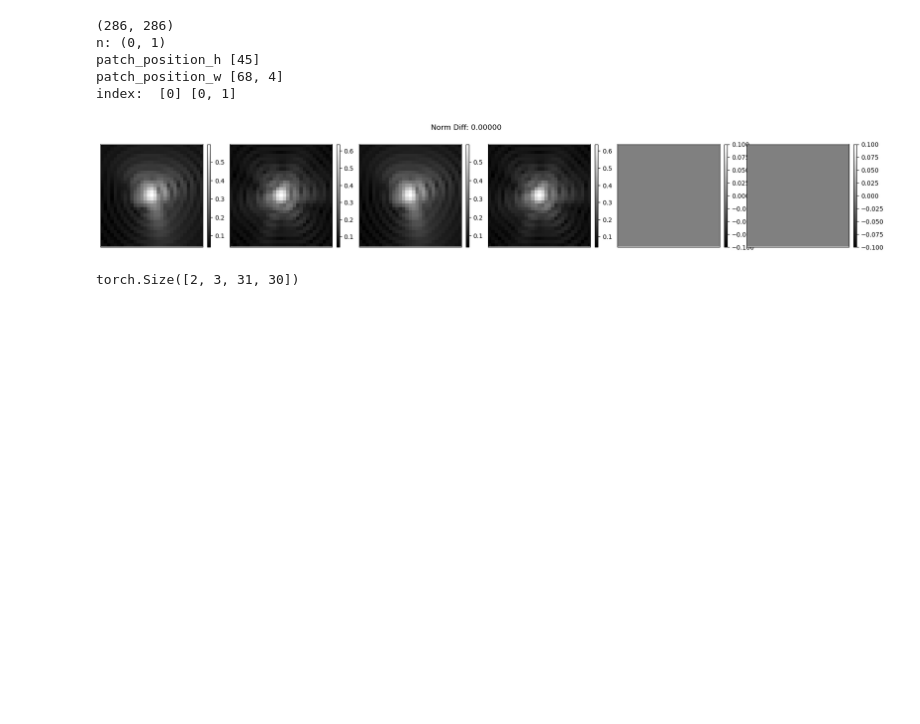
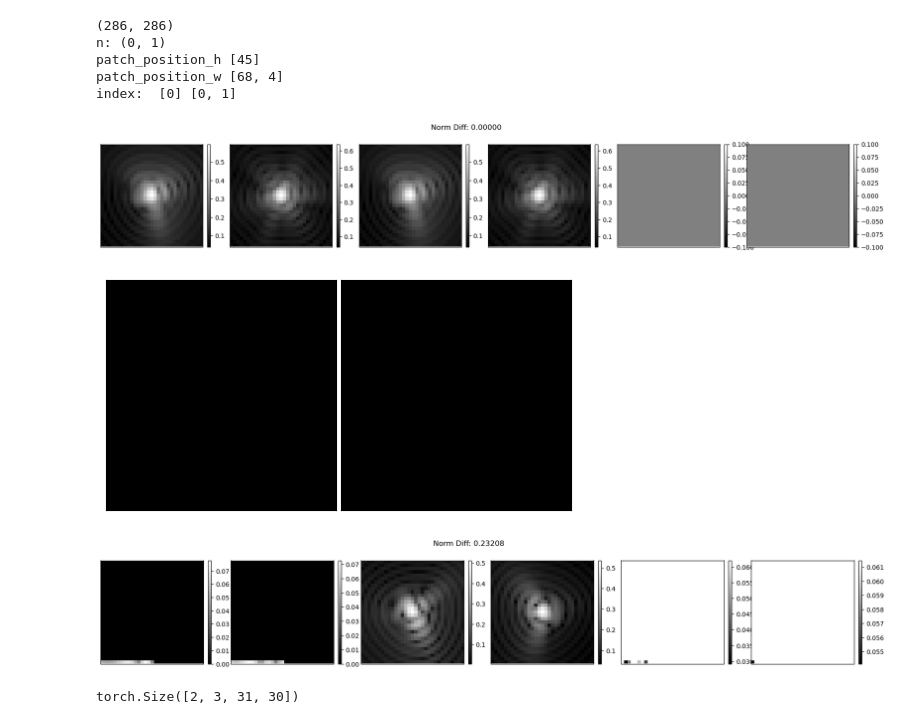
Before and after one commit to samuro95/BregmanOptim, a Jupyter notebook: deepinv/physics/functional/test_product_convolution.ipynb, the cells around one changed output. Cells and saved outputs as stored; diff of their text form; code cells hidden in the pictures; blank space fills up the shorter version.

```diff
--- a/deepinv/physics/functional/test_product_convolution.ipynb
+++ b/deepinv/physics/functional/test_product_convolution.ipynb
@@ -212,6 +212,35 @@ patch_position_h [45]
 patch_position_w [68, 4]
 index:  [0] [0, 1]
 [figure]
+# %%
+position = (45, 0)
+psf_size = (31, 31)
+patch_size = (128, 128)
+overlap = (64, 64)
+
+image = torch.zeros(2, 3, 256, 256, device='cuda')
+image[..., position[0]: position[0] + 1, position[1]: position[1] + 1] = 1.
+show_images(image)
+
+masks = unity_partition_function_2d(image.shape[-2:], patch_size, overlap)
+w, _ = crop_unity_partition_2d(masks, patch_size, overlap, psf_size)
+w = w.unsqueeze(1).unsqueeze(2).cuda()
+# w = torch.ones_like(w)
+h = torch.stack([generator.step(image.size(0))['filter']
+                 for _ in range(K)], dim=0)
+blurry = product_convolution2d_patches(image, w, h, patch_size, overlap)
+
+psf_pc = blurry[..., :psf_size[0],: psf_size[1]]
+
+patches = image_to_patches(image, patch_size, overlap)
+psf = get_psf_product_convolution2d_patches(
+    h, w, position, overlap, patches.shape[2:4])
+
+diff = psf_pc[:,0:1,...] - psf[:,0:1,...]
+show_images(torch.cat((psf_pc[:,0:1,...], psf[:,0:1,...], diff), dim = 0) ** 0.25, colorbar=True, suptitle=f'Norm Diff: {torch.norm(diff).item():.5f}')
+# %% [output]
+[figure, added]
+[figure, added]
 # %%
 psf_pc.shape
 # %% [output]
```
Also changed, not shown: parts of 2 cells of this notebook, 2 other files.
